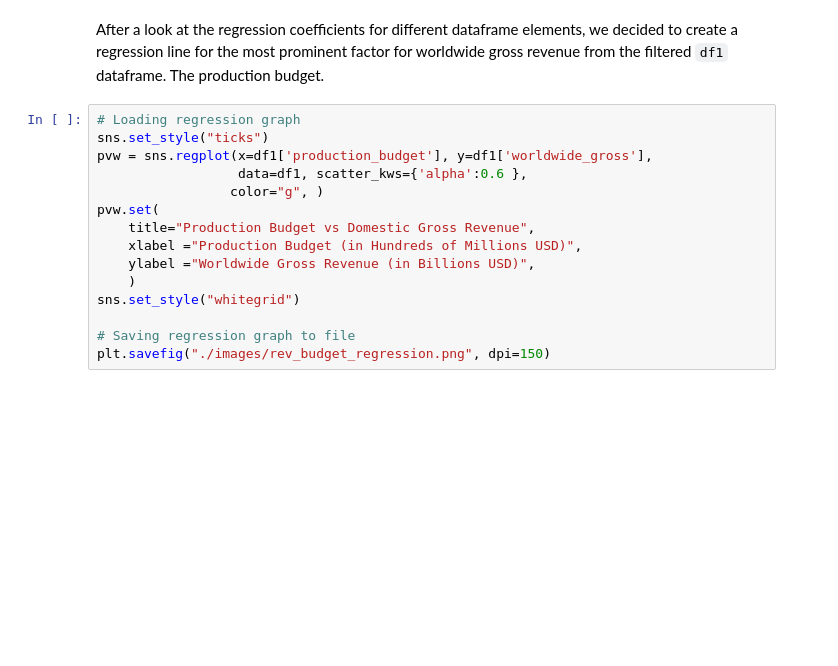
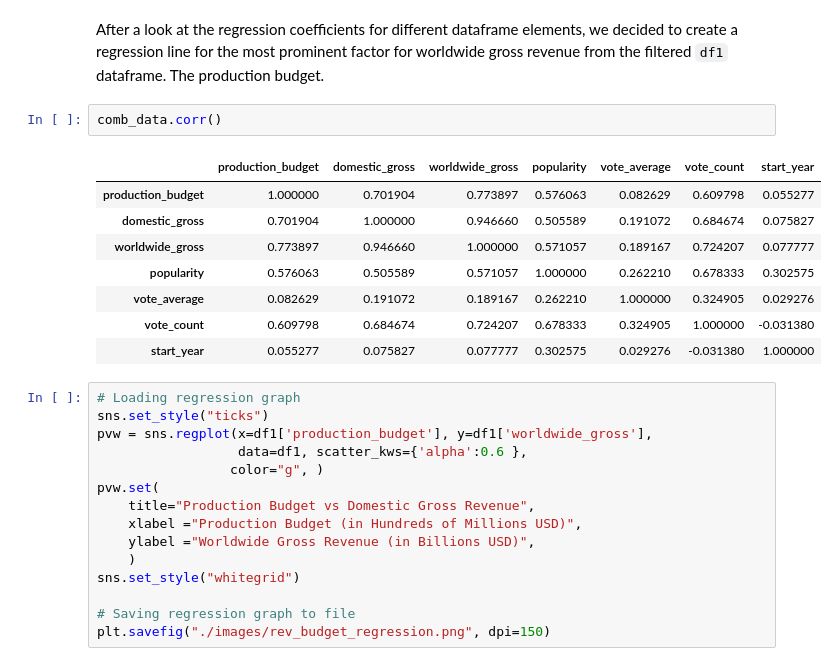
Before and after one commit to timiadejumo/phase1_group_project, a Jupyter notebook: Project_1.ipynb, the cells around one changed output. Saved outputs shown, nothing was run; the diff lists cells and outputs as text; blank space fills up the shorter version.

```diff
--- a/Project_1.ipynb
+++ b/Project_1.ipynb
@@ -264,6 +264,17 @@ plt.savefig("./images/pop_score_genre.png", dpi=150)
 #### Regression of Worldwide Gross and Production Budget
 # %% [markdown]
 After a look at the regression coefficients for different dataframe elements, we decided to create a regression line for the most prominent factor for worldwide gross revenue from the filtered `df1` dataframe. The production budget.
+# %%
+comb_data.corr()
+# %% [output]
+|  | production_budget | domestic_gross | worldwide_gross | popularity | vote_average | vote_count | start_year |
+| production_budget | 1.000000 | 0.701904 | 0.773897 | 0.576063 | 0.082629 | 0.609798 | 0.055277 |
+| domestic_gross | 0.701904 | 1.000000 | 0.946660 | 0.505589 | 0.191072 | 0.684674 | 0.075827 |
+| worldwide_gross | 0.773897 | 0.946660 | 1.000000 | 0.571057 | 0.189167 | 0.724207 | 0.077777 |
+| popularity | 0.576063 | 0.505589 | 0.571057 | 1.000000 | 0.262210 | 0.678333 | 0.302575 |
+| vote_average | 0.082629 | 0.191072 | 0.189167 | 0.262210 | 1.000000 | 0.324905 | 0.029276 |
+| vote_count | 0.609798 | 0.684674 | 0.724207 | 0.678333 | 0.324905 | 1.000000 | -0.031380 |
+| start_year | 0.055277 | 0.075827 | 0.077777 | 0.302575 | 0.029276 | -0.031380 | 1.000000 |
 # %%
 # Loading regression graph
 sns.set_style("ticks")
```
Also changed, not shown: parts of 2 cells of this notebook.
